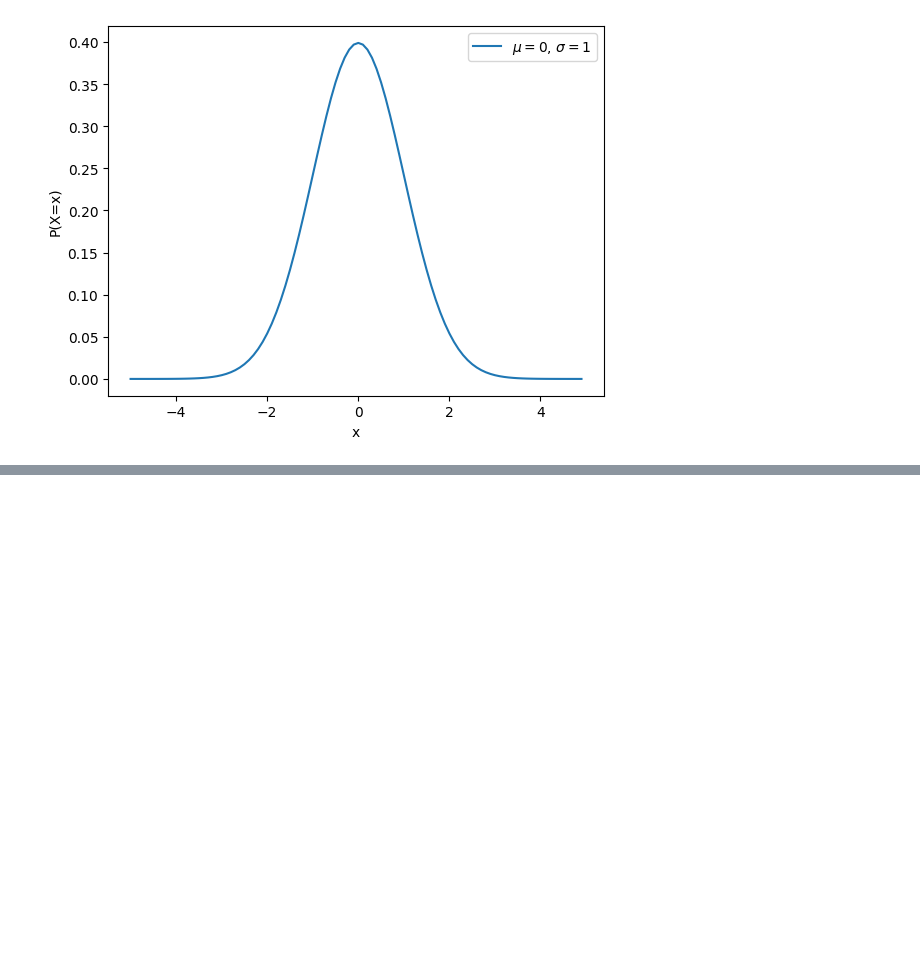
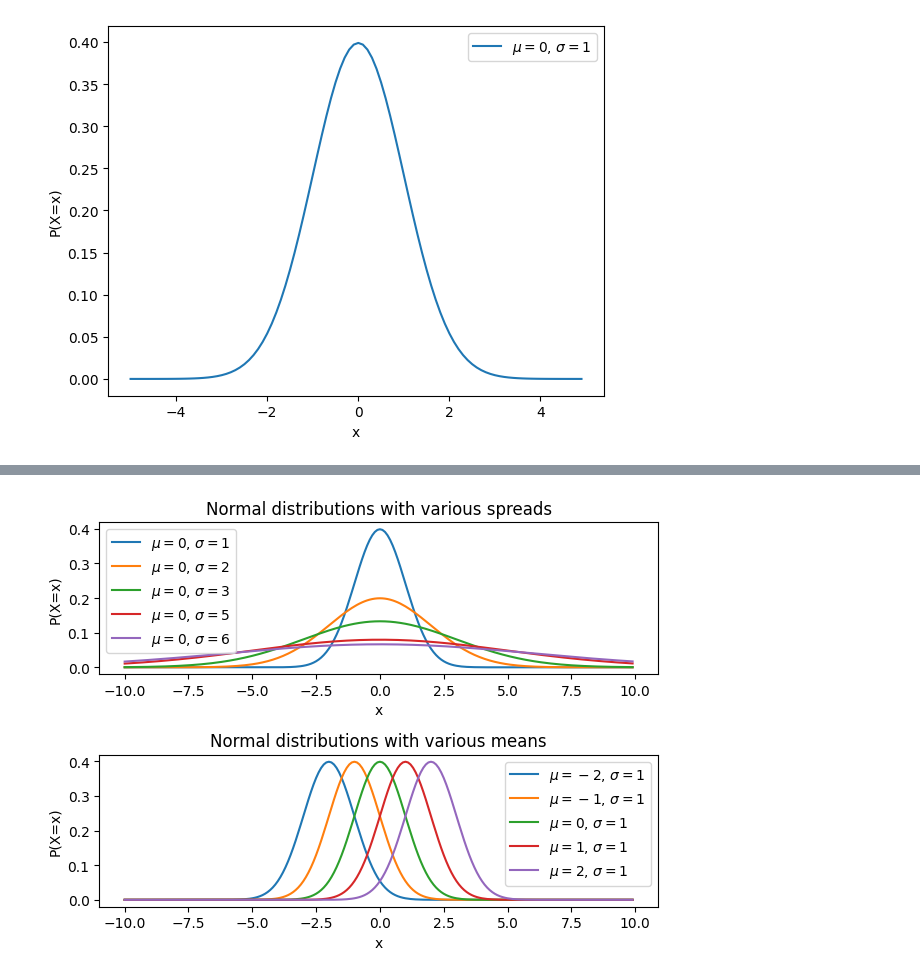
Before and after one commit to AlexLepauvre/variation_laplace_for_dummies, a Jupyter notebook: VariationalLaplaceForDummies/LinearRegression.ipynb, the cells around one changed output, grey strips where cells are left out. Drawn from its saved outputs; the diff is of its cells as text; code cells hidden in the pictures; blank space fills up the shorter version.

```diff
--- a/VariationalLaplaceForDummies/LinearRegression.ipynb
+++ b/VariationalLaplaceForDummies/LinearRegression.ipynb
@@ -180,0 +216,22 @@ plt.close()
+# %%
+xs = np.arange(-10, 10, 0.1)  # Define values of x
+
+fig, ax = plt.subplots(2)
+ax.flatten()
+for sig in [1, 2, 3, 5, 6]:
+    ax[0].plot(xs, [normal_pdf(x, 0, sig) for x in xs], label=f'$\\mu=0$, $\\sigma={sig}$')
+ax[0].set_ylabel('P(X=x)')
+ax[0].set_xlabel('x')
+ax[0].legend()
+ax[0].set_title('Normal distributions with various spreads')
+for mu in [-2, -1, 0, 1, 2]:
+    ax[1].plot(xs, [normal_pdf(x, mu, 1) for x in xs], label=f'$\\mu={mu}$, $\\sigma=1$')
+ax[1].set_ylabel('P(X=x)')
+ax[1].set_xlabel('x')
+ax[1].legend()
+ax[1].set_title('Normal distributions with various means')
+plt.tight_layout()
+plt.show()
+plt.close()
+# %% [output]
+[figure, added]
```
Also changed, not shown: parts of 28 cells of this notebook.
